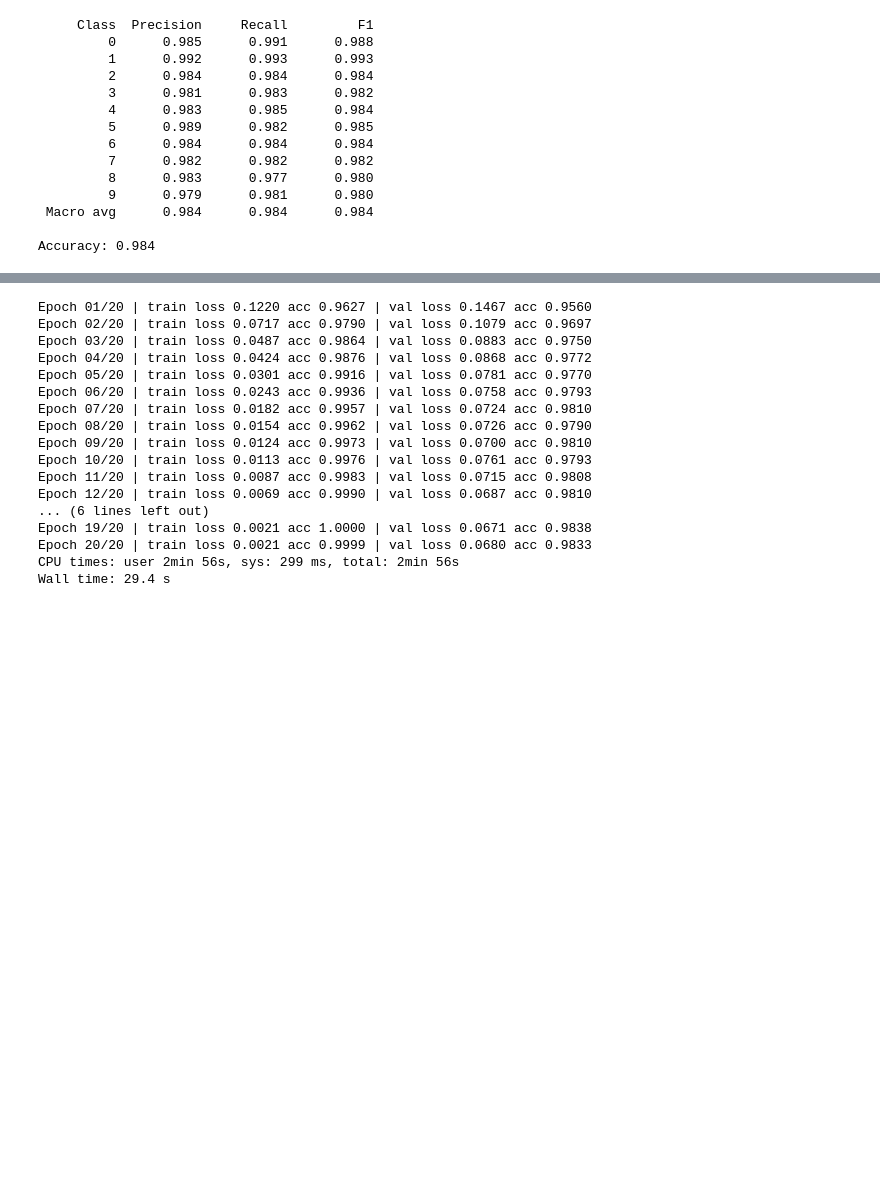
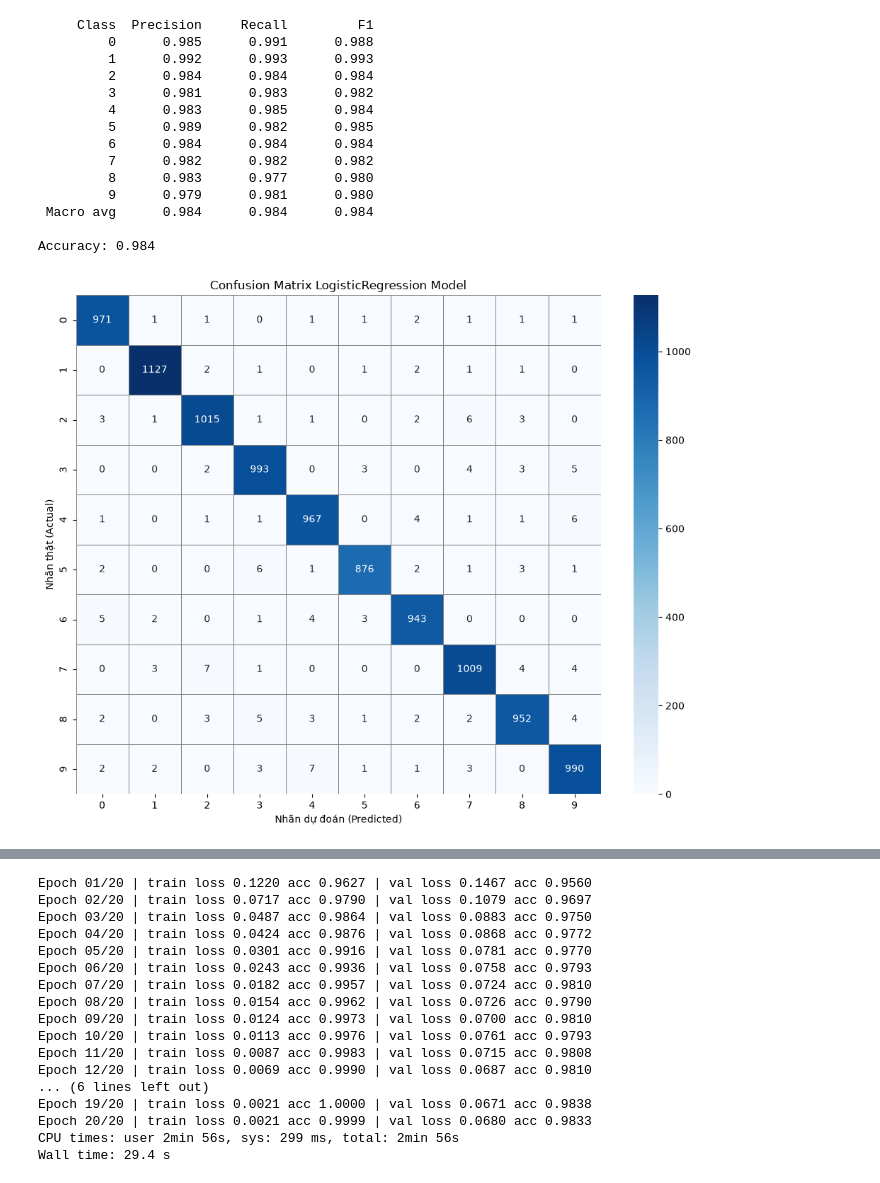
Before and after one commit to NguyenHaiAnh2005/Classify_Number, a Jupyter notebook: notebooks/03_experiments.ipynb, the cells around one changed output, grey strips where cells are left out. Cells and saved outputs as stored; diff of their text form; code cells hidden in the pictures; blank space fills up the shorter version.

```diff
--- a/notebooks/03_experiments.ipynb
+++ b/notebooks/03_experiments.ipynb
@@ -48,0 +35,2 @@ X_train_mlp, X_val_mlp, X_test_mlp, tools= scale_flat(X_train=X_train, X_test=X_
+# %%
+X_train, X_val, y_train, y_val = split_val(X=X_train, y=y_train, val_size=0.1, seed=42)
@@ -112,7 +218,7 @@ model_ensemble_mlp.fit(
     y=y_train,
     validation_data=(X_val_mlp,y_val),
     patience=5,
-    momentum=config["momentum"],
+    momentum=0.9,
     epochs=20,
     lr=0.05
 )
@@ -156,6 +262,29 @@ metrics_ensemble.report()
  Macro avg      0.984      0.984      0.984
 
 Accuracy: 0.984
+# %%
+cm, labels = metrics_ensemble.get_confustion_matrix()
+
+plt.figure(figsize=(10, 8))
+sns.heatmap(
+    cm,
+    annot=True,
+    fmt="d",
+    cmap="Blues",
+    xticklabels=labels,
+    yticklabels=labels,
+    cbar=True,
+    linewidths=0.5,
+    linecolor="gray",
+)
+
+plt.xlabel("Nhãn dự đoán (Predicted)")
+plt.ylabel("Nhãn thật (Actual)")
+plt.title("Confusion Matrix LogisticRegression Model")
+plt.tight_layout()
+plt.show()
+# %% [output]
+[figure, added]
 # %%
 from src.models.mlp import MLP
 # %%
```
Also changed, not shown: parts of 20 cells of this notebook, 2 other files.
